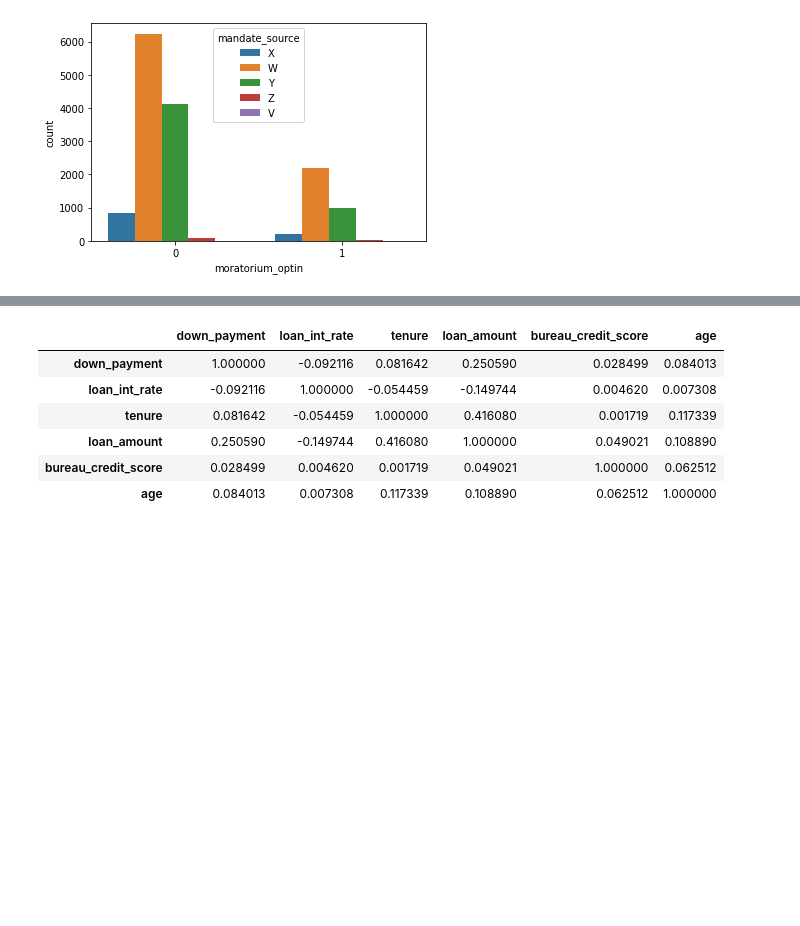
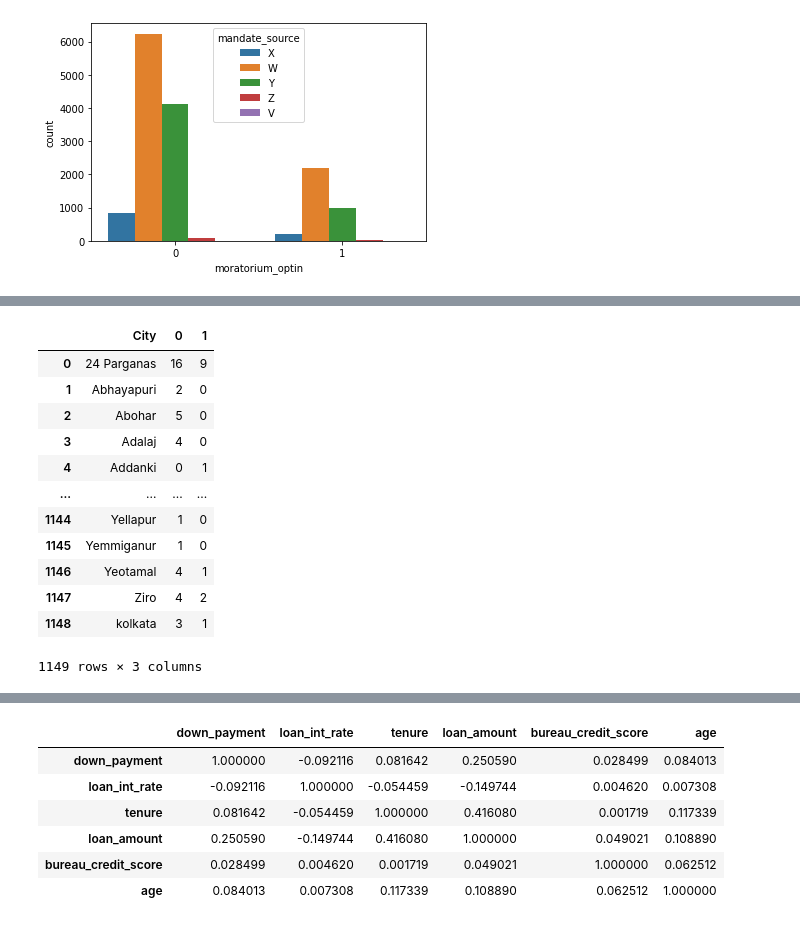
Before and after one commit to Avanish023/Machine-learning-data--science, a Jupyter notebook: lbinaryclassification.ipynb, the cells around one changed output, grey strips where cells are left out. Saved outputs shown, nothing was run; the diff lists cells and outputs as text; code cells hidden in the pictures; blank space fills up the shorter version.

```diff
--- a/lbinaryclassification.ipynb
+++ b/lbinaryclassification.ipynb
@@ -217,3 +226,19 @@ pt
 # %%
 ####### city wise analysis
+# %%
+ct
+# %% [output]
+|  | City | 0 | 1 |
+| 0 | 24 Parganas | 16 | 9 |
+| 1 | Abhayapuri | 2 | 0 |
+| 2 | Abohar | 5 | 0 |
+| 3 | Adalaj | 4 | 0 |
+| 4 | Addanki | 0 | 1 |
+| ... | ... | ... | ... |
+| 1144 | Yellapur | 1 | 0 |
+| 1145 | Yemmiganur | 1 | 0 |
+| 1146 | Yeotamal | 4 | 1 |
+| 1147 | Ziro | 4 | 2 |
+| 1148 | kolkata | 3 | 1 |
+1149 rows × 3 columns
 # %%
```
Also changed, not shown: parts of 18 cells of this notebook.
